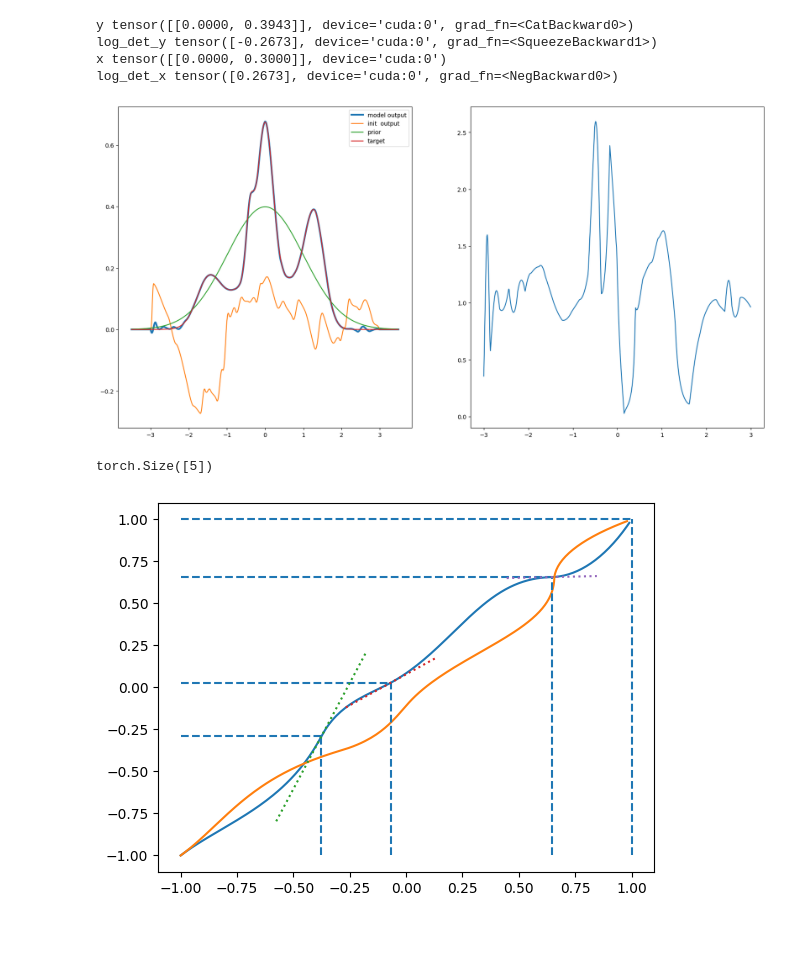
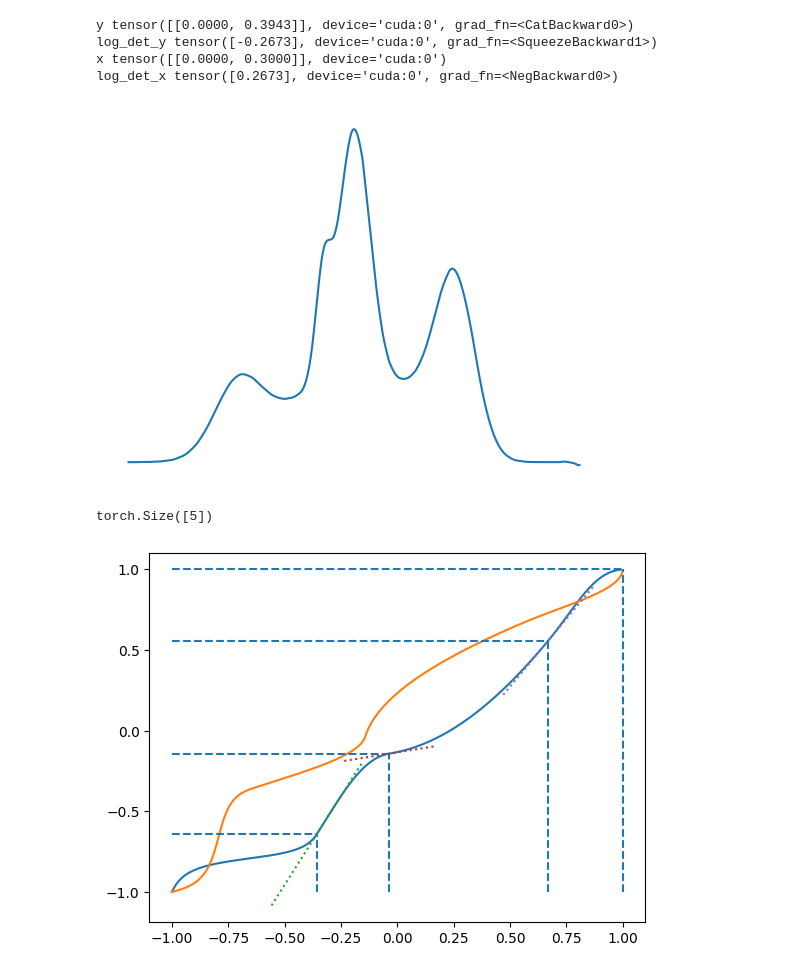
Before and after one commit to regorand/Masters, a Jupyter notebook: scripts/NeuralSplineFlows.ipynb, the cells around one changed output. Cells and saved outputs as stored; diff of their text form; code cells hidden in the pictures; blank space fills up the shorter version.

```diff
--- a/scripts/NeuralSplineFlows.ipynb
+++ b/scripts/NeuralSplineFlows.ipynb
@@ -188,6 +195,8 @@ log_det_y tensor([-0.2673], device='cuda:0', grad_fn=<SqueezeBackward1>)
 x tensor([[0.0000, 0.3000]], device='cuda:0')
 log_det_x tensor([0.2673], device='cuda:0', grad_fn=<NegBackward0>)
 # %%
+### Train and save
+
 B = 3
 K = 32
 
@@ -233,8 +242,8 @@ class TestModel(torch.nn.Module):
 
     def forward(self, x):
         output = self.model(x)
-        vertices_x, vertices_y, knot_derivs = normalizing_flows.build_spline_params(output, self.B)
-        return normalizing_flows.eval_quadratic_spline(vertices_x, vertices_y, knot_derivs, x)
+        vertices_x, vertices_y, knot_derivs, phase = normalizing_flows.build_spline_params(output, self.B)
+        return normalizing_flows.eval_quadratic_spline(vertices_x, vertices_y, knot_derivs, x, self.B, phase)
 
 
 
@@ -242,7 +251,7 @@ class TestModel(torch.nn.Module):
 model = TestModel(B, K)
 model.to(device)
 
-x = torch.arange(-B - 0.5, B + 0.5, 0.01, device=device)
+x = torch.arange(-B + 0.1, B - 0.1, 0.01, device=device)
 x_inp = x.unsqueeze(-1)
 
 y_init, log_det = model(x_inp)
@@ -259,44 +268,60 @@ iterator = tqdm.tqdm(range(its))
 for it in iterator:
     opt.zero_grad()
 
     batch = m.sample((batch_size, ))
     # batch = -torch.rand((batch_size, 1), device = device) * 2 * B - B
 
     y, _ = model(batch)
     pred = y - batch
     t = target(batch)
 
     loss = torch.mean((pred - t) ** 2)
     loss_hist = np.append(loss_hist, loss.to('cpu').data.numpy())
 
     loss.backward()
     opt.step()
 
 
 
 y, log_det = model(x_inp)
 
 pred = y - x_inp
 
+fig = plt.figure()
+ax = fig.add_axes(111)
+ax.set_axis_off()
 
-fig, (ax1, ax2) = plt.subplots(1, 2, figsize=(20, 10))
+ax.plot(x.detach().cpu(), target(x).detach().cpu(),                label='target')
+fig.savefig("../../defense/target.pdf", bbox_inches='tight')
 
-ax1.plot(x.detach().cpu(), pred.detach().cpu(),                     label='model output', linewidth=3.0)
-ax1.plot(x.detach().cpu(), pred_init.detach().cpu(),                label='init  output')
-ax1.plot(x.detach().cpu(), m.log_prob(x_inp).exp().detach().cpu(),  label='prior')
-ax1.plot(x.detach().cpu(), target(x).detach().cpu(),                label='target')
+ax.clear()
+ax.set_axis_off()
+ax.plot(x.detach().cpu(), m.log_prob(x_inp).exp().detach().cpu(),  label='prior')
+fig.savefig("../../defense/prior.pdf", bbox_inches='tight')
+
+ax.clear()
+ax.set_axis_off()
+ax.plot(x.detach().cpu(), pred.detach().cpu(),                     label='model output')
+fig.savefig("../../defense/prediction.pdf", bbox_inches='tight')
+
+#  fig, (ax1, ax2) = plt.subplots(1, 2, figsize=(20, 10))
+
+# ax1.plot(x.detach().cpu(), pred.detach().cpu(),                     label='model output', linewidth=3.0)
+# ax1.plot(x.detach().cpu(), pred_init.detach().cpu(),                label='init  output')
+# ax1.plot(x.detach().cpu(), m.log_prob(x_inp).exp().detach().cpu(),  label='prior')
+# ax1.plot(x.detach().cpu(), target(x).detach().cpu(),                label='target')
 
 
-ax2.plot(x[50:650].detach().cpu(), log_det[50:650].exp().detach().cpu(),            label='abs det')
+# ax2.plot(x[50:650].detach().cpu(), log_det[50:650].exp().detach().cpu(),            label='abs det')
 
-# ax2.semilogy(loss_hist)
-# ax2.set_title("Loss")
+# # ax2.semilogy(loss_hist)
+# # ax2.set_title("Loss")
 
 
-ax1.legend()
-fig.show()
+# ax1.legend()
+# fig.show()
 # %% [output]
-[figure, old version]
+[figure, new version]
 # %%
 from matplotlib.lines import lineStyles
 from normalizing_flows import build_spline_params, eval_quadratic_spline, invert_quadratic_spline
@@ -319,7 +344,7 @@ input[0:2 * K] *= 0.5
 input[2 * K: ] *= 2
 
 input = input.unsqueeze(0)
-vert_x, vert_y, knot_derivs = build_spline_params(input, 1.0)
+vert_x, vert_y, knot_derivs, phase = build_spline_params(input, 1.0)
 vert_x = vert_x.squeeze(0)
 vert_y = vert_y.squeeze(0)
 knot_derivs = knot_derivs.squeeze(0)
@@ -331,18 +356,20 @@ end = 1.0
 step_size = 0.01
 xx = torch.arange(start, end, step_size)
 
-yy, log_det = eval_quadratic_spline(vert_x, vert_y, knot_derivs, xx)
-xx_2, inv_log_det = invert_quadratic_spline(vert_x, vert_y, knot_derivs, yy)
+yy, log_det = eval_quadratic_spline(vert_x, vert_y, knot_derivs, xx, 1.0, phase)
+xx_2, inv_log_det = invert_quadratic_spline(vert_x, vert_y, knot_derivs, yy, 1.0, phase)
 
 plt.plot(xx, yy)
 plt.plot(yy, xx_2)
 plt.vlines(x=vert_x, ymin=-1, ymax=vert_y, linestyles='dashed')
 plt.hlines(y=vert_y, xmin=-1, xmax=vert_x, linestyles='dashed')
 
+# plt.gca().set_axis_off()
+plt.savefig("../../defense/spline.pdf", bbox_inches='tight')
 
 for i in range(1, K):
     x, y = build_deriv_line(vert_x[i], vert_y[i], knot_derivs[i], 0.4)
     plt.plot(x, y, ':')
 # %% [output]
 torch.Size([5])
-[figure, old version]
+[figure, new version]
```
Also changed, not shown: parts of 2 cells of this notebook, 8 other files.
